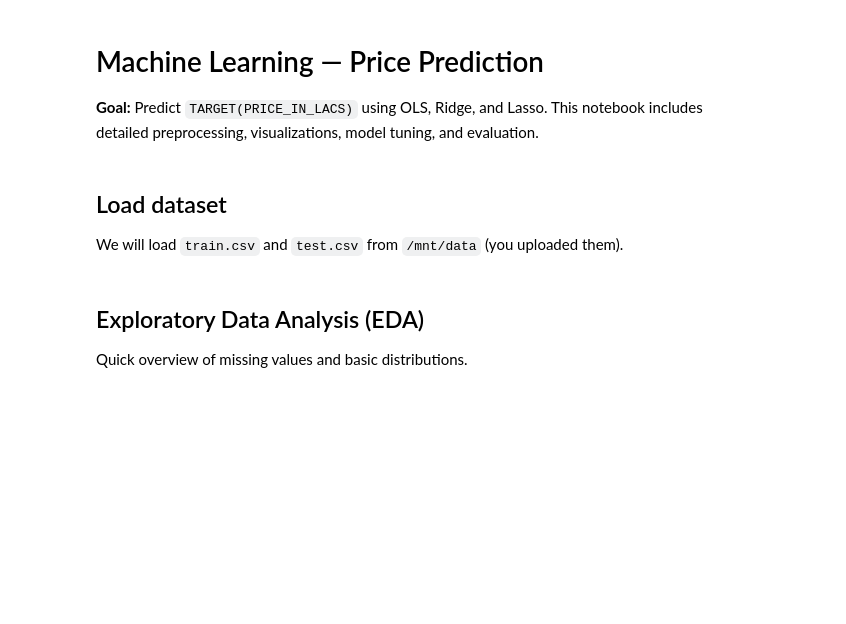
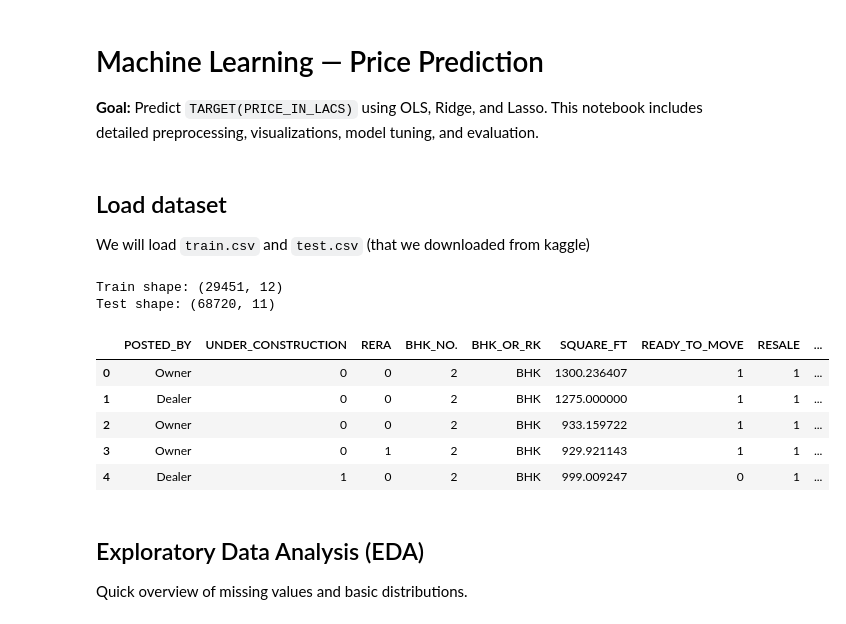
Before and after one commit to AwesomeuncleB/Lineear_regression, a Jupyter notebook: Linear regression/House_Price_Prediction_Assignment.ipynb, the cells around one changed output. Saved outputs shown, nothing was run; the diff lists cells and outputs as text; code cells hidden in the pictures; blank space fills up the shorter version.

```diff
--- a/Linear regression/House_Price_Prediction_Assignment.ipynb
+++ b/Linear regression/House_Price_Prediction_Assignment.ipynb
@@ -18,15 +16,22 @@ print('Files in /mnt/data:', os.listdir('/mnt/data'))
 # %% [markdown]
 ## Load dataset
-We will load `train.csv` and `test.csv` from `/mnt/data` (you uploaded them).
+We will load `train.csv` and `test.csv` (that we downloaded from kaggle)
 # %%
-train_path = '/mnt/data/train.csv'
-test_path = '/mnt/data/test.csv'
+train = pd.read_csv("train.csv")
+test = pd.read_csv("test.csv")
 
-train = pd.read_csv(train_path)
-test = pd.read_csv(test_path)
 print('Train shape:', train.shape)
 print('Test shape:', test.shape)
 display(train.head())
+# %% [output]
+Train shape: (29451, 12)
+Test shape: (68720, 11)
+|  | POSTED_BY | UNDER_CONSTRUCTION | RERA | BHK_NO. | BHK_OR_RK | SQUARE_FT | READY_TO_MOVE | RESALE | ... |
+| 0 | Owner | 0 | 0 | 2 | BHK | 1300.236407 | 1 | 1 | ... |
+| 1 | Dealer | 0 | 0 | 2 | BHK | 1275.000000 | 1 | 1 | ... |
+| 2 | Owner | 0 | 0 | 2 | BHK | 933.159722 | 1 | 1 | ... |
+| 3 | Owner | 0 | 1 | 2 | BHK | 929.921143 | 1 | 1 | ... |
+| 4 | Dealer | 1 | 0 | 2 | BHK | 999.009247 | 0 | 1 | ... |
 # %% [markdown]
 ## Exploratory Data Analysis (EDA)
 Quick overview of missing values and basic distributions.
```
Also changed, not shown: parts of 20 cells of this notebook.
